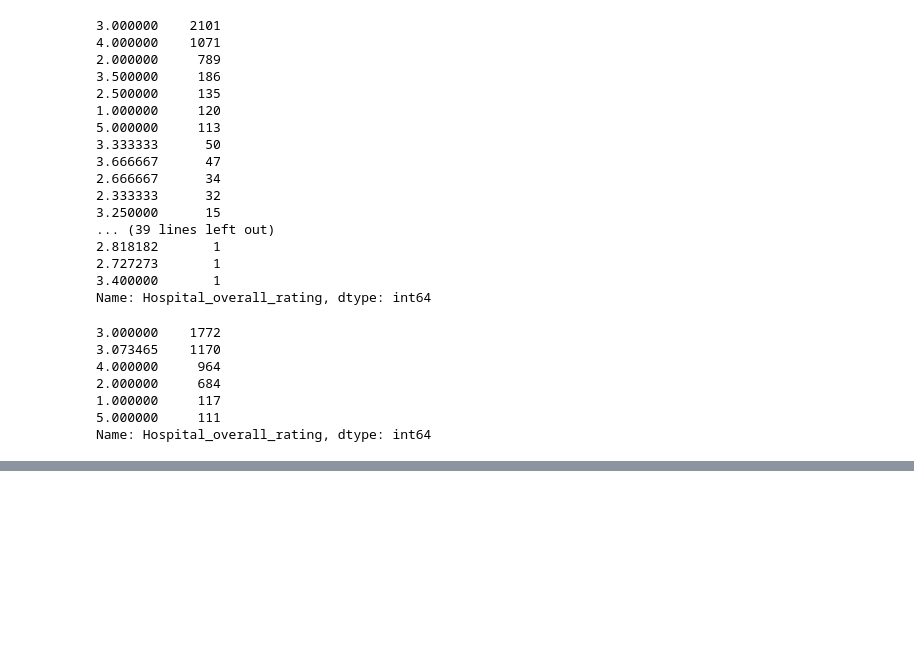
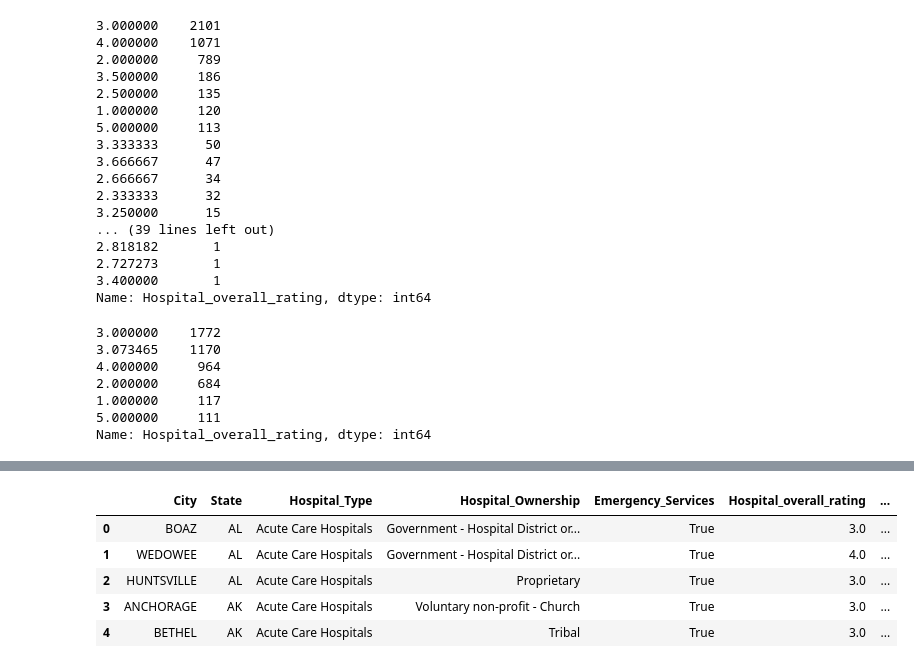
Before and after one commit to JammalAdeyemi/DataScience_Project, a Jupyter notebook: MSc AI Courseworks/Big Data Visualization/Coursework_1/Sample_analysis.ipynb, the cells around one changed output, grey strips where cells are left out. Drawn from its saved outputs; the diff is of its cells as text; code cells hidden in the pictures; blank space fills up the shorter version.

```diff
--- a/MSc AI Courseworks/Big Data Visualization/Coursework_1/Sample_analysis.ipynb
+++ b/MSc AI Courseworks/Big Data Visualization/Coursework_1/Sample_analysis.ipynb
@@ -296,0 +290,6 @@ Name: Hospital_overall_rating, dtype: int64
+# %%
+from sklearn.preprocessing import OrdinalEncoder
+
+enc_df = df_median.copy()
+
+enc_df.info()
@@ -296,0 +350,9 @@ Name: Hospital_overall_rating, dtype: int64
+# %%
+enc_df.head()
+# %% [output]
+|  | City | State | Hospital_Type | Hospital_Ownership | Emergency_Services | Hospital_overall_rating | ... |
+| 0 | BOAZ | AL | Acute Care Hospitals | Government - Hospital District or... | True | 3.0 | ... |
+| 1 | WEDOWEE | AL | Acute Care Hospitals | Government - Hospital District or... | True | 4.0 | ... |
+| 2 | HUNTSVILLE | AL | Acute Care Hospitals | Proprietary | True | 3.0 | ... |
+| 3 | ANCHORAGE | AK | Acute Care Hospitals | Voluntary non-profit - Church | True | 3.0 | ... |
+| 4 | BETHEL | AK | Acute Care Hospitals | Tribal | True | 3.0 | ... |
```
Also changed, not shown: parts of 18 cells of this notebook.
